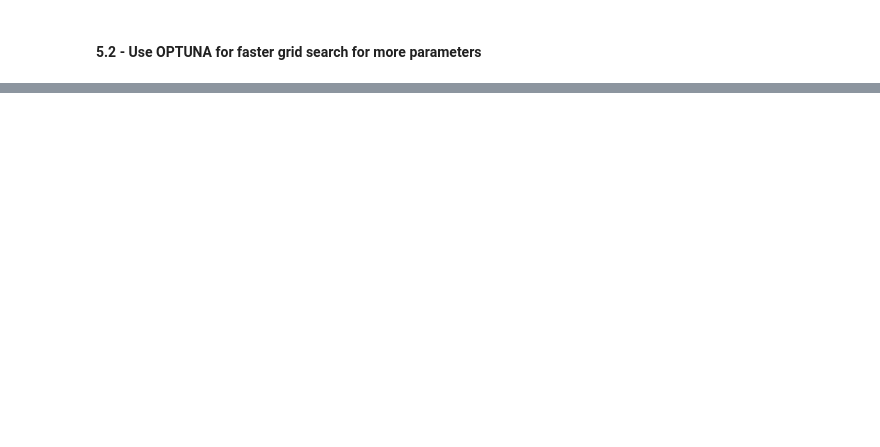
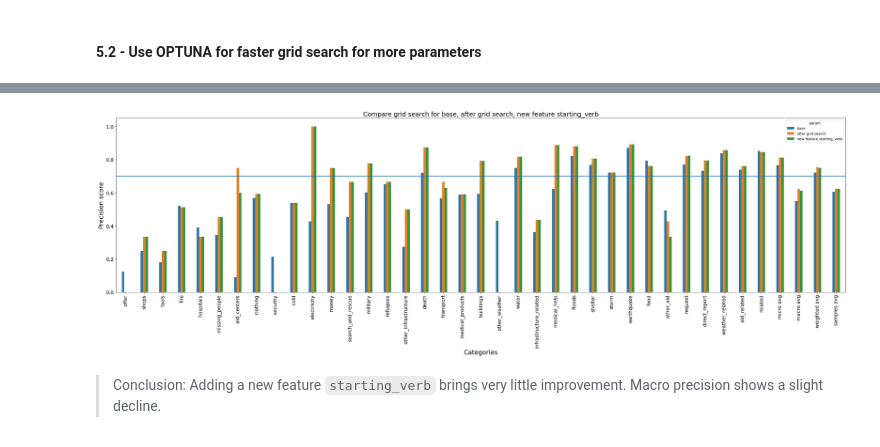
Before and after one commit to JuanitaSmith/disaster_recovery_pipelines, a Jupyter notebook: notebooks/ML Pipeline Preparation.ipynb, the cells around one changed output, grey strips where cells are left out. Cells and saved outputs as stored; diff of their text form; code cells hidden in the pictures; blank space fills up the shorter version.

```diff
--- a/notebooks/ML Pipeline Preparation.ipynb
+++ b/notebooks/ML Pipeline Preparation.ipynb
@@ -793,12 +819,0 @@ plot_scores(score1=score_base, score2=score_gridsearch, score3=score_optuna, sco
-# %%
-# clear the garbage and cache to free memory
-gc.collect()
-
-params_multi_tree = {
-    'clf__multi_strategy': 'multi_output_tree',
-}
-
-pipeline_base.set_params(**params_multi_tree)
-
-# make sure pipeline_base has the correct parameters
-pipeline_base['clf'].get_params()
@@ -823,3 +819,0 @@ pipeline_base['clf'].get_params()
-# %%
-pipeline_base.fit(X_train_sub, y_train_sub)
-rmtree(cachedir)
@@ -837,10 +819,0 @@ plot_scores(score1=score_base, score2=score_optuna, score3=score_multi_tree, sco
-# %%
-# multi output trees does not seem to perform better, let's set it back to `one_output_per_tree`
-params_multi_tree = {
-    'clf__multi_strategy': 'one_output_per_tree',
-}
-
-pipeline_base.set_params(**params_multi_tree)
-
-# make sure pipeline_base has the correct parameters
-pipeline_base['clf'].get_params()
@@ -863,7 +833,7 @@ text_nlp = Pipeline(steps=[
                              token_pattern=None,
                              min_df=3,   # if a word appears in less than 3 documents, ignore it
                              max_df=0.95, # remove too frequent words
-                             max_features=9000,
+                             max_features=10000,
                              ngram_range=(1,2))),
     ('tfidf', TfidfTransformer(sublinear_tf=False)),
     ],
@@ -877,7 +847,7 @@ preprocessor = ColumnTransformer(transformers=[
 ],
     verbose_feature_names_out=False,
     remainder='drop',
-    verbose=True,
+    verbose=False,
 )
 
 pipeline_starting_verb = Pipeline([
@@ -897,4 +888,8 @@ auc_verb = print_results(y_val, y_pred_val)
 # %%
-plot_scores(score1=score_base, score2=score_optuna, score3=score_verb, score1_name='base', score2_name='OPTUNA', score3_name='starting_verb', order=score_index)
+plot_scores(score1=score_base, score2=score_optuna, score3=score_verb, score1_name='base', score2_name='after grid search', score3_name='new feature starting_verb', order=score_index)
+# %% [output]
+[figure, added]
+# %% [markdown]
+>Conclusion: Adding a new feature `starting_verb` brings very little improvement. Macro precision shows a slight decline.
 # %%
 print('Base AUC = {}\nAfter cross validation AUC = {}\nAdding verb AUC = {}\n'.format(auc_base, auc_optuna, auc_verb))
```
Also changed, not shown: parts of 92 cells of this notebook, 47 other files.
